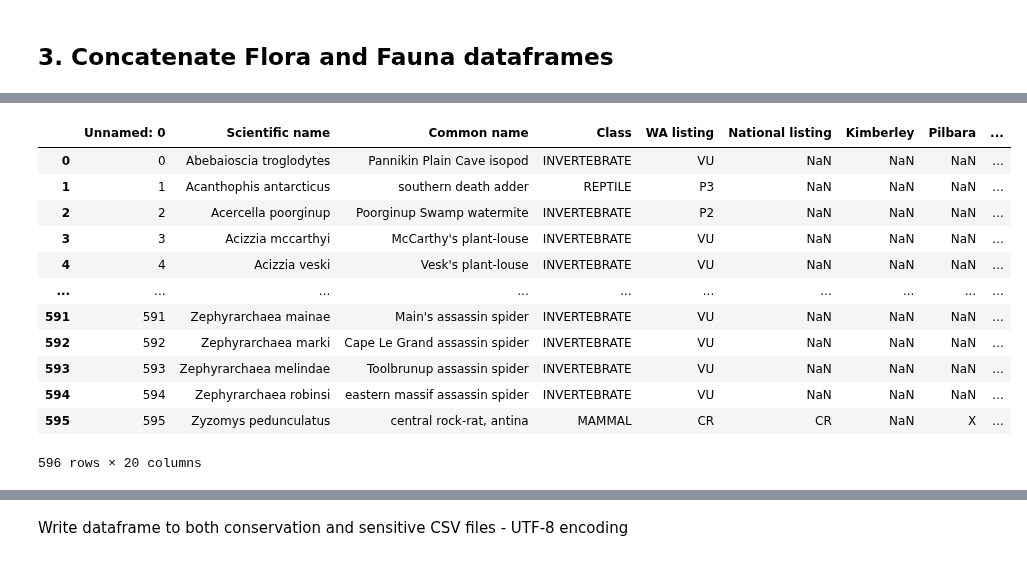
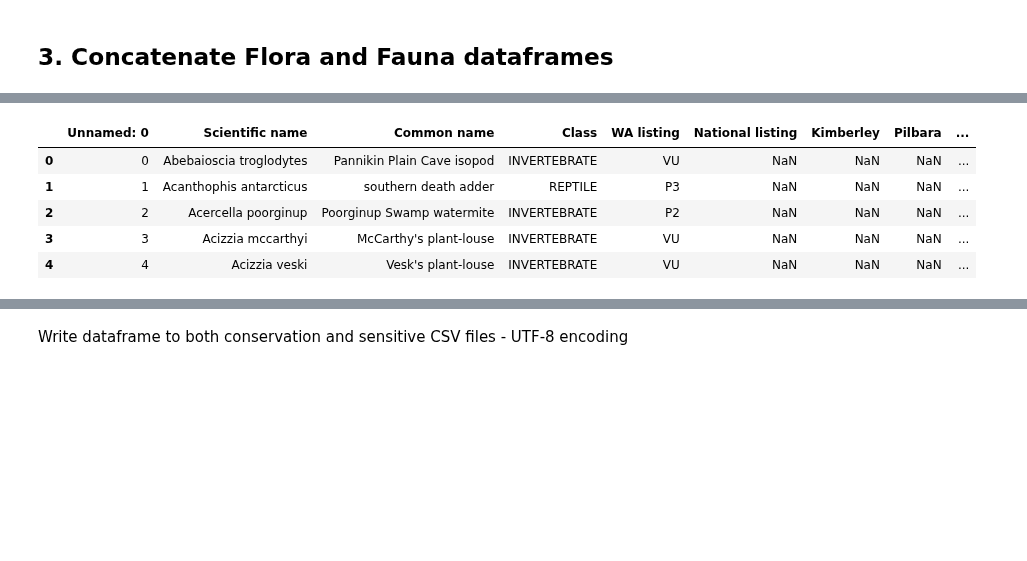
Before and after one commit to AtlasOfLivingAustralia/authoritative-lists, a Jupyter notebook: source-code/py-notebook/WA-conservation-sensitive.ipynb, the cells around one changed output, grey strips where cells are left out. Saved outputs shown, nothing was run; the diff lists cells and outputs as text; code cells hidden in the pictures; blank space fills up the shorter version.

```diff
--- a/source-code/py-notebook/WA-conservation-sensitive.ipynb
+++ b/source-code/py-notebook/WA-conservation-sensitive.ipynb
@@ -242,19 +217,12 @@ flora
 # %%
-fauna
+fauna.head(5)
 # %% [output]
 |  | Unnamed: 0 | Scientific name | Common name | Class | WA listing | National listing | Kimberley | Pilbara | ... |
 | 0 | 0 | Abebaioscia troglodytes | Pannikin Plain Cave isopod | INVERTEBRATE | VU | NaN | NaN | NaN | ... |
 | 1 | 1 | Acanthophis antarcticus | southern death adder | REPTILE | P3 | NaN | NaN | NaN | ... |
 | 2 | 2 | Acercella poorginup | Poorginup Swamp watermite | INVERTEBRATE | P2 | NaN | NaN | NaN | ... |
 | 3 | 3 | Acizzia mccarthyi | McCarthy's plant-louse | INVERTEBRATE | VU | NaN | NaN | NaN | ... |
 | 4 | 4 | Acizzia veski | Vesk's plant-louse | INVERTEBRATE | VU | NaN | NaN | NaN | ... |
-| ... | ... | ... | ... | ... | ... | ... | ... | ... | ... |
-| 591 | 591 | Zephyrarchaea mainae | Main's assassin spider | INVERTEBRATE | VU | NaN | NaN | NaN | ... |
-| 592 | 592 | Zephyrarchaea marki | Cape Le Grand assassin spider | INVERTEBRATE | VU | NaN | NaN | NaN | ... |
-| 593 | 593 | Zephyrarchaea melindae | Toolbrunup assassin spider | INVERTEBRATE | VU | NaN | NaN | NaN | ... |
-| 594 | 594 | Zephyrarchaea robinsi | eastern massif assassin spider | INVERTEBRATE | VU | NaN | NaN | NaN | ... |
-| 595 | 595 | Zyzomys pedunculatus | central rock-rat, antina | MAMMAL | CR | CR | NaN | X | ... |
-596 rows × 20 columns
 # %%
 # line up the fields
 flora = flora.drop(['Flowering Period', 'WA IUCN Criteria','Recovery Plan'], axis=1)
```
Also changed, not shown: parts of 11 cells of this notebook, 2 other files.
